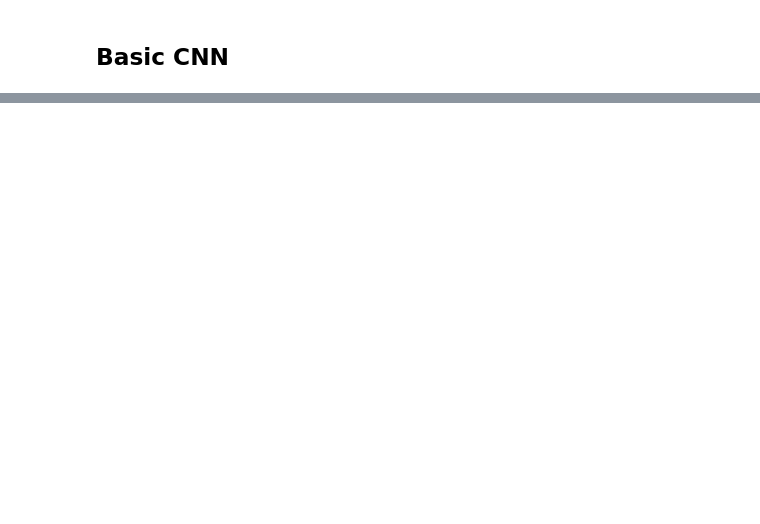
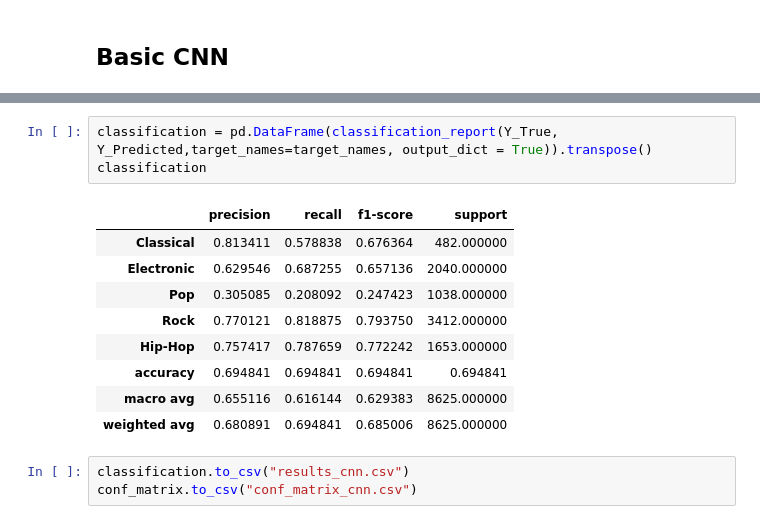
Before and after one commit to Solzan/MusicGenreClassifier, a Jupyter notebook: train.ipynb, the cells around one changed output, grey strips where cells are left out. Cells and saved outputs as stored; diff of their text form; blank space fills up the shorter version.

Commit message:
added report and code generating results

```diff
--- a/train.ipynb
+++ b/train.ipynb
@@ -86,0 +154,16 @@ model.evaluate(testX, testY, verbose=2)
+# %%
+classification = pd.DataFrame(classification_report(Y_True, Y_Predicted,target_names=target_names, output_dict = True)).transpose()
+classification
+# %% [output]
+|  | precision | recall | f1-score | support |
+| Classical | 0.813411 | 0.578838 | 0.676364 | 482.000000 |
+| Electronic | 0.629546 | 0.687255 | 0.657136 | 2040.000000 |
+| Pop | 0.305085 | 0.208092 | 0.247423 | 1038.000000 |
+| Rock | 0.770121 | 0.818875 | 0.793750 | 3412.000000 |
+| Hip-Hop | 0.757417 | 0.787659 | 0.772242 | 1653.000000 |
+| accuracy | 0.694841 | 0.694841 | 0.694841 | 0.694841 |
+| macro avg | 0.655116 | 0.616144 | 0.629383 | 8625.000000 |
+| weighted avg | 0.680891 | 0.694841 | 0.685006 | 8625.000000 |
+# %%
+classification.to_csv("results_cnn.csv")
+conf_matrix.to_csv("conf_matrix_cnn.csv")
```
Also changed, not shown: parts of 22 cells of this notebook, 15 other files.
